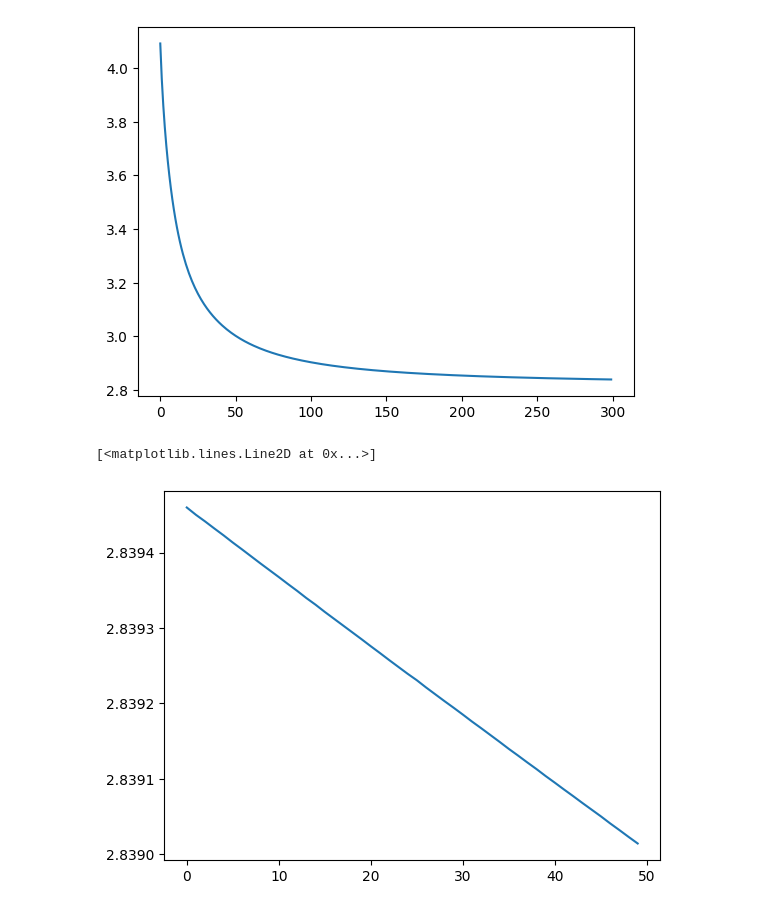
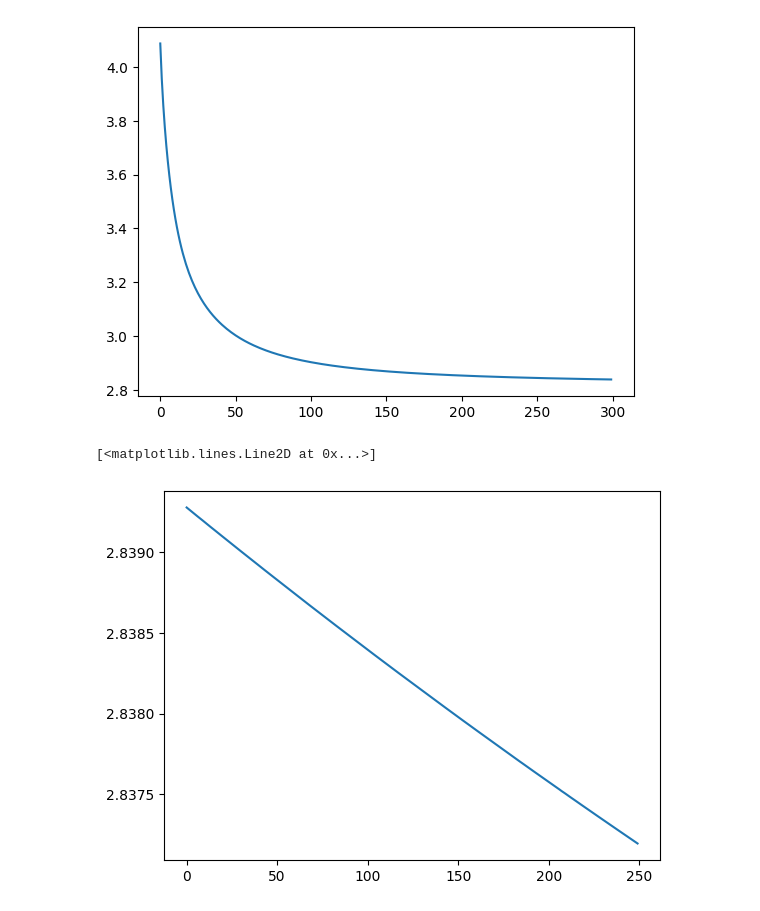
Before and after one commit to sunilch/learning, a Jupyter notebook: andrej/intro_to_lang_model/2_trigram_language_model.ipynb, the cells around one changed output. Saved outputs shown, nothing was run; the diff lists cells and outputs as text; code cells hidden in the pictures.

```diff
--- a/andrej/intro_to_lang_model/2_trigram_language_model.ipynb
+++ b/andrej/intro_to_lang_model/2_trigram_language_model.ipynb
@@ -28,6 +32,8 @@ xs, ys = torch.tensor(xs), torch.tensor(ys)
 # %%
-xs = xs[torch.randperm(len(ys))]
-ys = ys[torch.randperm(len(ys))]
+ranperm_idx = torch.randperm(len(ys))
+# %%
+xs = xs[ranperm_idx]
+ys = ys[ranperm_idx]
 # %%
 xs.shape, ys.shape
 # %% [output]
@@ -139,8 +142,8 @@ plt.plot(losses)
 [<matplotlib.lines.Line2D at 0x...>]
 [figure]
 # %%
-losses = model.run(xs_train, ys_train, 50, 1)
+losses = model.run(xs_train, ys_train, 250, 1)
 plt.plot(losses)
 # %% [output]
 [<matplotlib.lines.Line2D at 0x...>]
-[figure, old version]
+[figure, new version]
```
Also changed, not shown: parts of 9 cells of this notebook, 4 other files.
